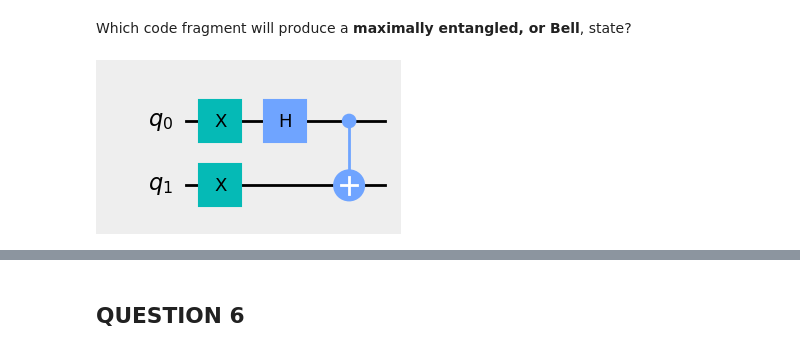
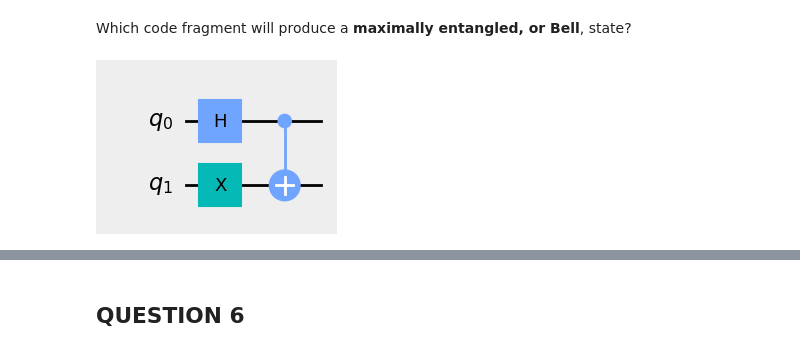
Before and after one commit to gsreis/qiskit_tutorial_exam, a Jupyter notebook: simulated_tutorial.ipynb, the cells around one changed output, grey strips where cells are left out. Drawn from its saved outputs; the diff is of its cells as text; code cells hidden in the pictures.

```diff
--- a/simulated_tutorial.ipynb
+++ b/simulated_tutorial.ipynb
@@ -135,31 +220,31 @@ Which code fragment will produce a **maximally entangled, or Bell**, state?
 # %%
 from qiskit import QuantumRegister, ClassicalRegister, QuantumCircuit
 bell = QuantumCircuit(2)
-#bell.h(0)
-#bell.x(1)
-#bell.cx(0, 1)
+bell.h(0)
+bell.x(1)
+bell.cx(0, 1)
 #bell.cx(0, 1)  #1
 #bell.h(0)      #1
 #bell.x(1)      #1
 #bell.h(0)       #2
 #bell.x(1)       #2
 #bell.cz(0, 1)   #2
 #bell.h(0)        #3
 #bell.h(0)        #3
 
 #bell.h(0)        #4
 #bell.cx(0, 1)    #4
 
 #bell.x(0)         #5
 #bell.h(0)         #5
 #bell.cx(0, 1)     #5
 
 #bell.x(0)          #6
 #bell.x(1)          #6
 #bell.h(0)          #6
 #bell.cx(0, 1)      #6
 
 bell.draw(output='mpl', style={'backgroundcolor': '#EEEEEE'})
 # %% [output]
-[figure, old version]
+[figure, new version]
 # %% [markdown]
```
Also changed, not shown: parts of 289 cells of this notebook.
